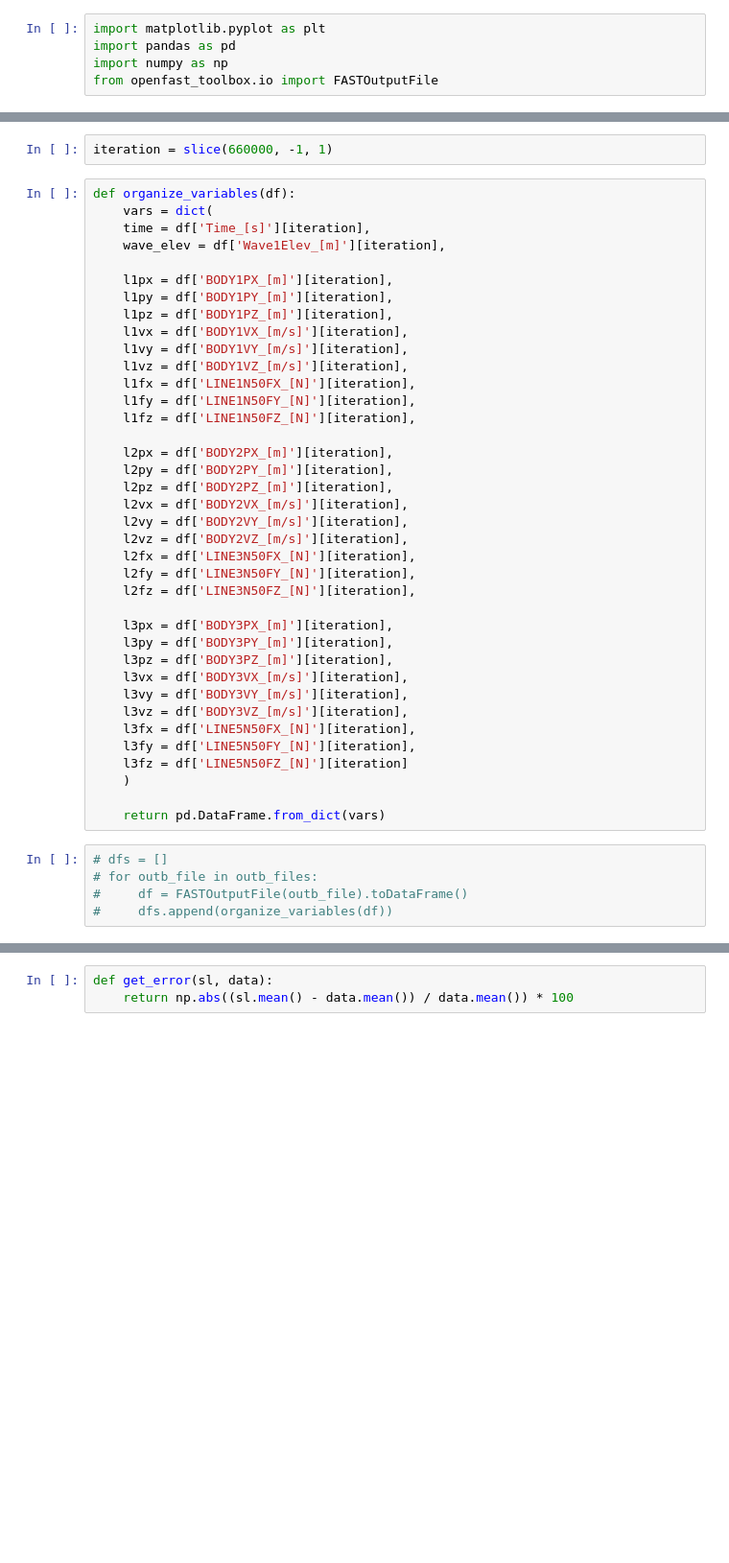
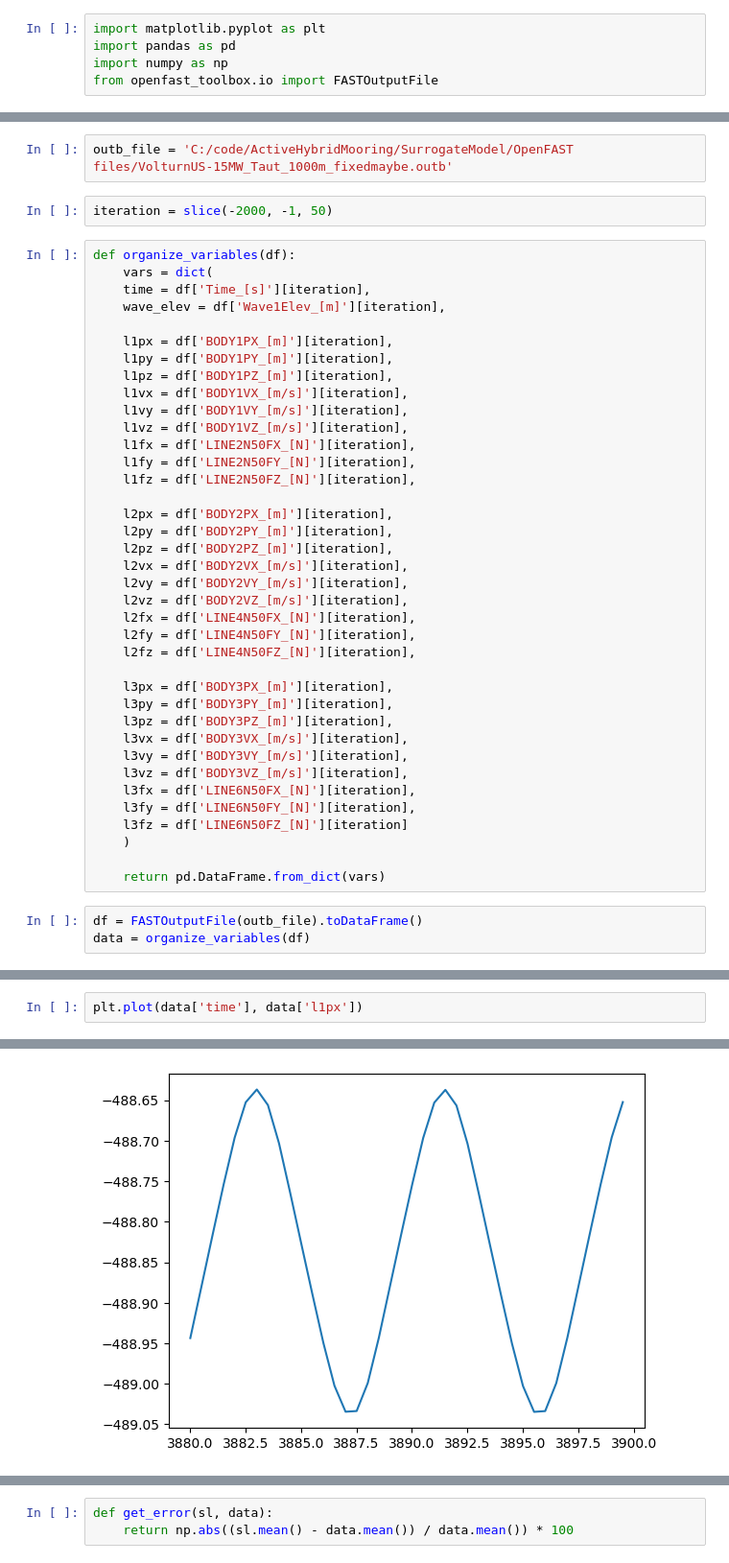
Before and after one commit to michaelcdevin/ActiveHybridMooring, a Jupyter notebook: SurrogateModel/openfast_results.ipynb, the cells around one changed output, grey strips where cells are left out. Shown at 96% size. Drawn from its saved outputs; the diff is of its cells as text; blank space fills up the shorter version.

```diff
--- a/SurrogateModel/openfast_results.ipynb
+++ b/SurrogateModel/openfast_results.ipynb
@@ -12,5 +6,7 @@ outb_files = ['C:/code/ActiveHybridMooring/SurrogateModel/OpenFAST files/Volturn
+# %%
+outb_file = 'C:/code/ActiveHybridMooring/SurrogateModel/OpenFAST files/VolturnUS-15MW_Taut_1000m_fixedmaybe.outb'
 # %%
-iteration = slice(660000, -1, 1)
+iteration = slice(-2000, -1, 50)
 # %%
 def organize_variables(df):
     vars = dict(
@@ -23,9 +19,9 @@ def organize_variables(df):
     l1vx = df['BODY1VX_[m/s]'][iteration],
     l1vy = df['BODY1VY_[m/s]'][iteration],
     l1vz = df['BODY1VZ_[m/s]'][iteration],
-    l1fx = df['LINE1N50FX_[N]'][iteration],
-    l1fy = df['LINE1N50FY_[N]'][iteration],
-    l1fz = df['LINE1N50FZ_[N]'][iteration],
+    l1fx = df['LINE2N50FX_[N]'][iteration],
+    l1fy = df['LINE2N50FY_[N]'][iteration],
+    l1fz = df['LINE2N50FZ_[N]'][iteration],
 
     l2px = df['BODY2PX_[m]'][iteration],
     l2py = df['BODY2PY_[m]'][iteration],
@@ -33,9 +29,9 @@ def organize_variables(df):
     l2vx = df['BODY2VX_[m/s]'][iteration],
     l2vy = df['BODY2VY_[m/s]'][iteration],
     l2vz = df['BODY2VZ_[m/s]'][iteration],
-    l2fx = df['LINE3N50FX_[N]'][iteration],
-    l2fy = df['LINE3N50FY_[N]'][iteration],
-    l2fz = df['LINE3N50FZ_[N]'][iteration],
+    l2fx = df['LINE4N50FX_[N]'][iteration],
+    l2fy = df['LINE4N50FY_[N]'][iteration],
+    l2fz = df['LINE4N50FZ_[N]'][iteration],
 
     l3px = df['BODY3PX_[m]'][iteration],
     l3py = df['BODY3PY_[m]'][iteration],
@@ -43,14 +39,12 @@ def organize_variables(df):
     l3vx = df['BODY3VX_[m/s]'][iteration],
     l3vy = df['BODY3VY_[m/s]'][iteration],
     l3vz = df['BODY3VZ_[m/s]'][iteration],
-    l3fx = df['LINE5N50FX_[N]'][iteration],
-    l3fy = df['LINE5N50FY_[N]'][iteration],
-    l3fz = df['LINE5N50FZ_[N]'][iteration]
+    l3fx = df['LINE6N50FX_[N]'][iteration],
+    l3fy = df['LINE6N50FY_[N]'][iteration],
+    l3fz = df['LINE6N50FZ_[N]'][iteration]
     )
 
     return pd.DataFrame.from_dict(vars)
 # %%
-# dfs = []
-# for outb_file in outb_files:
-#     df = FASTOutputFile(outb_file).toDataFrame()
-#     dfs.append(organize_variables(df))
+df = FASTOutputFile(outb_file).toDataFrame()
+data = organize_variables(df)
@@ -79,0 +72,3 @@ plt.plot(data_60s['time'], data_60s['l3vy'])
+# %%
+plt.plot(data['time'], data['l1px'])
+# %% [output]
@@ -79,0 +76 @@ plt.plot(data_60s['time'], data_60s['l3vy'])
+[figure, added]
```
Also changed, not shown: parts of 21 cells of this notebook, 45 other files.
